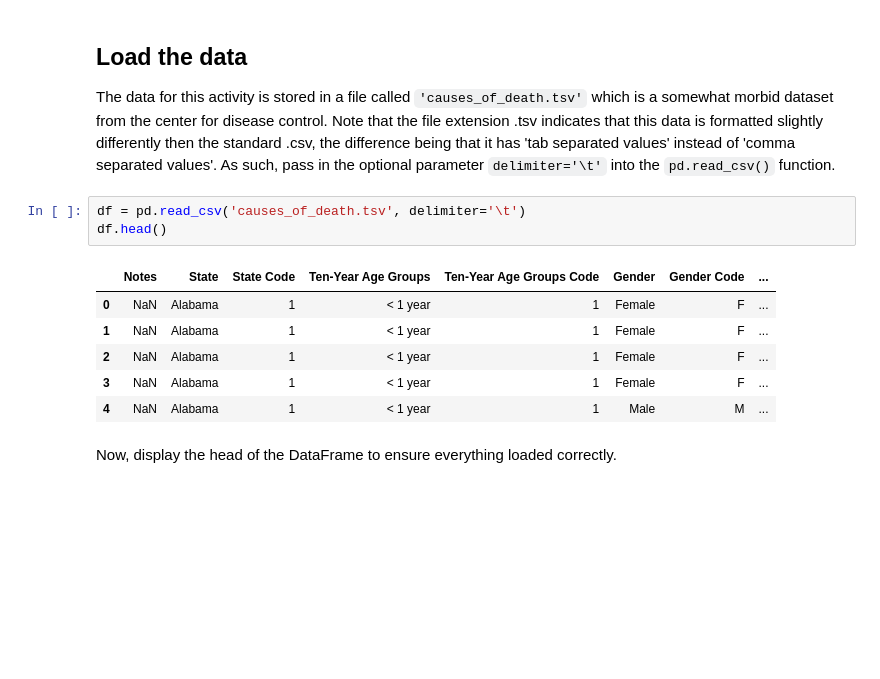
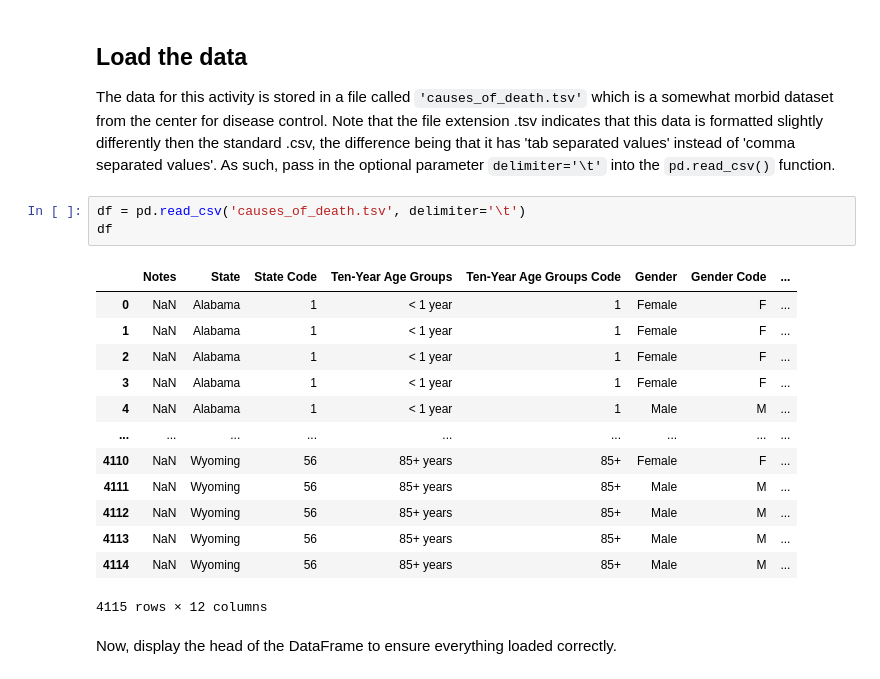
Before and after one commit to mcshoja/dsc-pivot-tables-pandas-lab, a Jupyter notebook: index.ipynb, the cells around one changed output. Saved outputs shown, nothing was run; the diff lists cells and outputs as text; blank space fills up the shorter version.

```diff
--- a/index.ipynb
+++ b/index.ipynb
@@ -30,14 +30,21 @@ import matplotlib.pyplot as plt
 The data for this activity is stored in a file called `'causes_of_death.tsv'` which is a somewhat morbid dataset from the center for disease control. Note that the file extension .tsv indicates that this data is formatted slightly differently then the standard .csv, the difference being that it has 'tab separated values' instead of 'comma separated values'. As such, pass in the optional parameter `delimiter='\t'` into the `pd.read_csv()` function.
 # %%
 df = pd.read_csv('causes_of_death.tsv', delimiter='\t')
-df.head()
+df
 # %% [output]
 |  | Notes | State | State Code | Ten-Year Age Groups | Ten-Year Age Groups Code | Gender | Gender Code | ... |
 | 0 | NaN | Alabama | 1 | < 1 year | 1 | Female | F | ... |
 | 1 | NaN | Alabama | 1 | < 1 year | 1 | Female | F | ... |
 | 2 | NaN | Alabama | 1 | < 1 year | 1 | Female | F | ... |
 | 3 | NaN | Alabama | 1 | < 1 year | 1 | Female | F | ... |
 | 4 | NaN | Alabama | 1 | < 1 year | 1 | Male | M | ... |
+| ... | ... | ... | ... | ... | ... | ... | ... | ... |
+| 4110 | NaN | Wyoming | 56 | 85+ years | 85+ | Female | F | ... |
+| 4111 | NaN | Wyoming | 56 | 85+ years | 85+ | Male | M | ... |
+| 4112 | NaN | Wyoming | 56 | 85+ years | 85+ | Male | M | ... |
+| 4113 | NaN | Wyoming | 56 | 85+ years | 85+ | Male | M | ... |
+| 4114 | NaN | Wyoming | 56 | 85+ years | 85+ | Male | M | ... |
+4115 rows × 12 columns
 # %% [markdown]
 Now, display the head of the DataFrame to ensure everything loaded correctly.
 # %%
```
Also changed, not shown: parts of 33 cells of this notebook.
